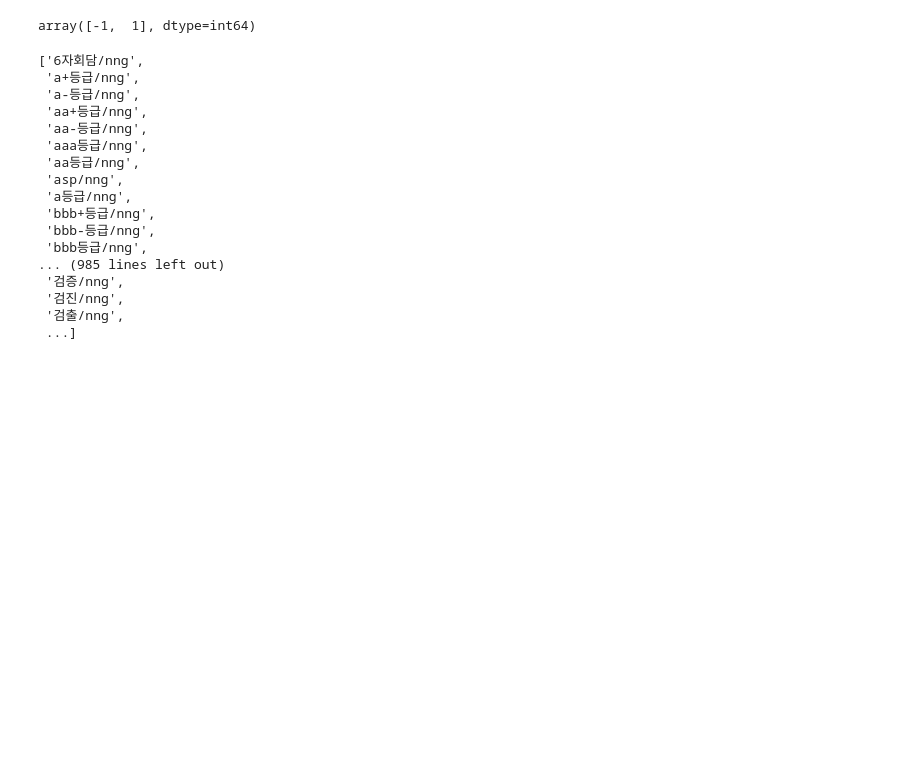
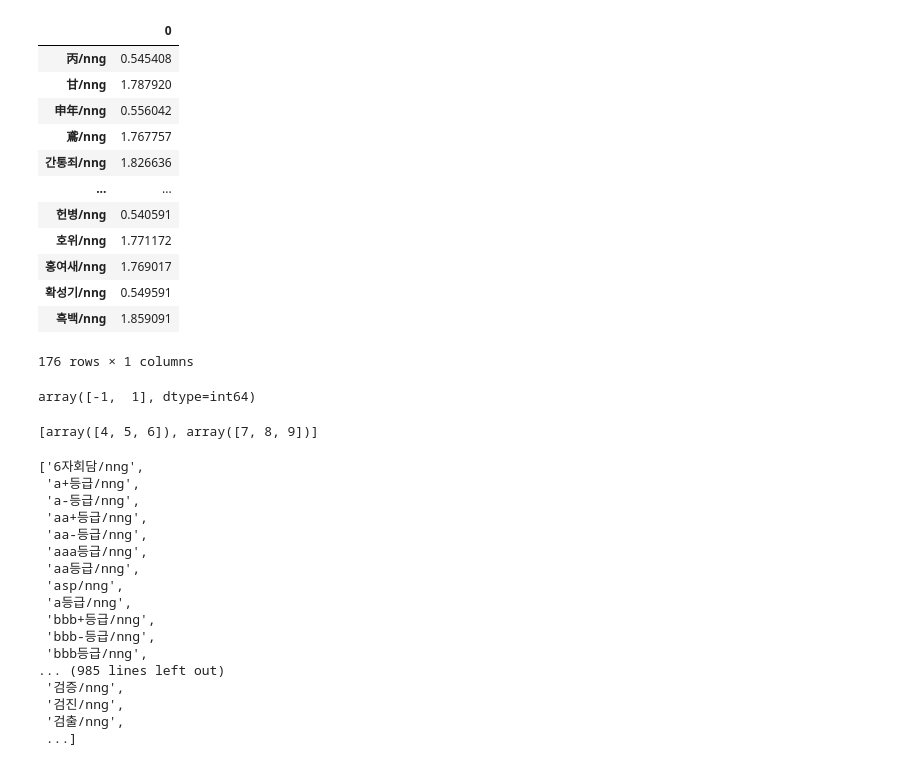
Before and after one commit to Jisang-hwang93/BOK_Report_Team1, a Jupyter notebook: NBC.ipynb, the cells around one changed output. Cells and saved outputs as stored; diff of their text form; code cells hidden in the pictures; blank space fills up the shorter version.

```diff
--- a/NBC.ipynb
+++ b/NBC.ipynb
@@ -85,0 +143,16 @@ print(avg_polarity_score)
+# %%
+ps[ps[0].apply(lambda x: x > 1.3 or x < 0.7)]
+# %% [output]
+|  | 0 |
+| 丙/nng | 0.545408 |
+| 甘/nng | 1.787920 |
+| 申年/nng | 0.556042 |
+| 鳶/nng | 1.767757 |
+| 간통죄/nng | 1.826636 |
+| ... | ... |
+| 헌병/nng | 0.540591 |
+| 호위/nng | 1.771172 |
+| 홍여새/nng | 1.769017 |
+| 확성기/nng | 0.549591 |
+| 흑백/nng | 1.859091 |
+176 rows × 1 columns
@@ -87,6 +162,10 @@ print(avg_polarity_score)
 clf.classes_
 # %% [output]
 array([-1,  1], dtype=int64)
+# %%
+list(p)
+# %% [output]
+[array([4, 5, 6]), array([7, 8, 9])]
 # %%
 vect = text_clf.named_steps['vect']
 
```
Also changed, not shown: parts of 17 cells of this notebook.
